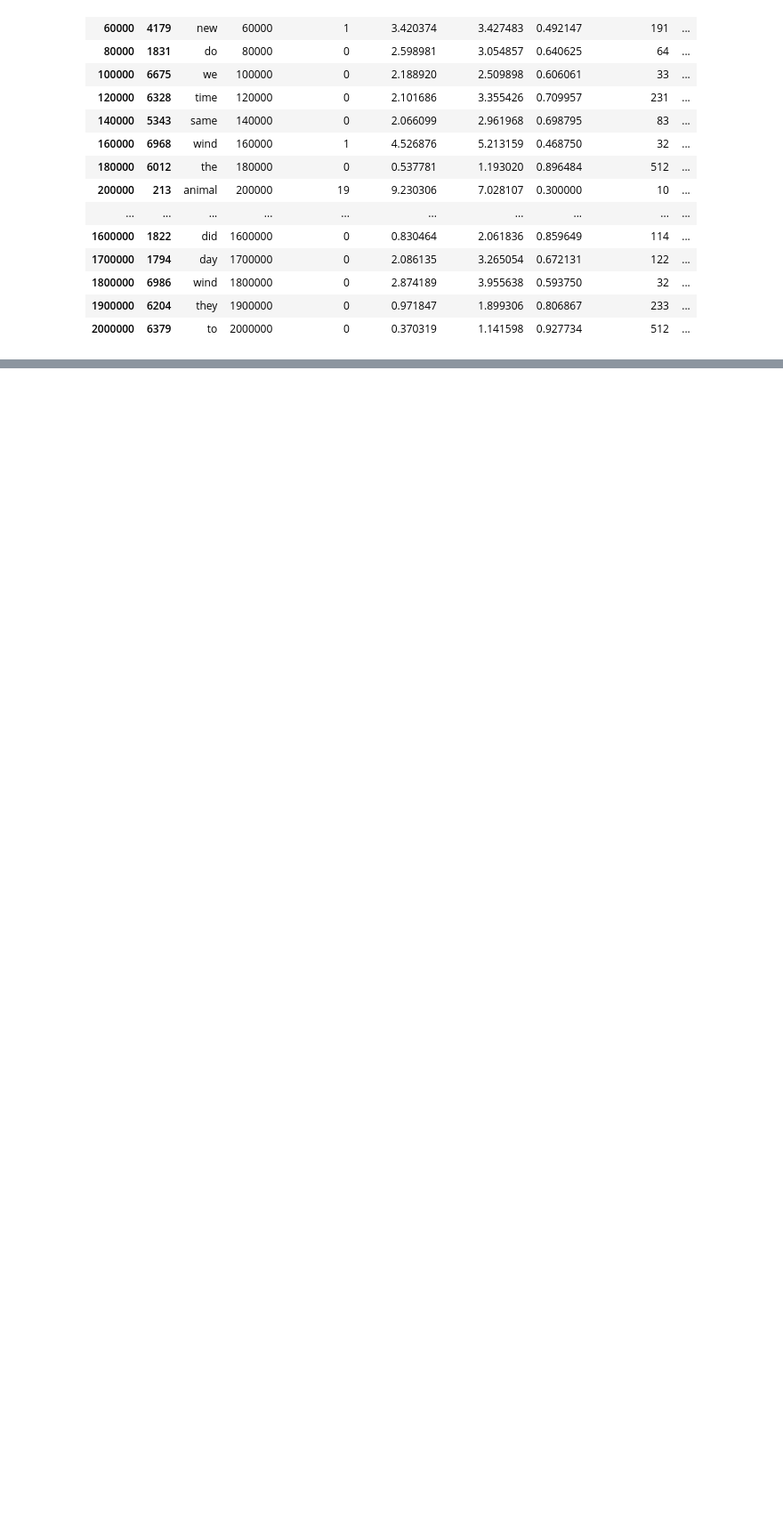
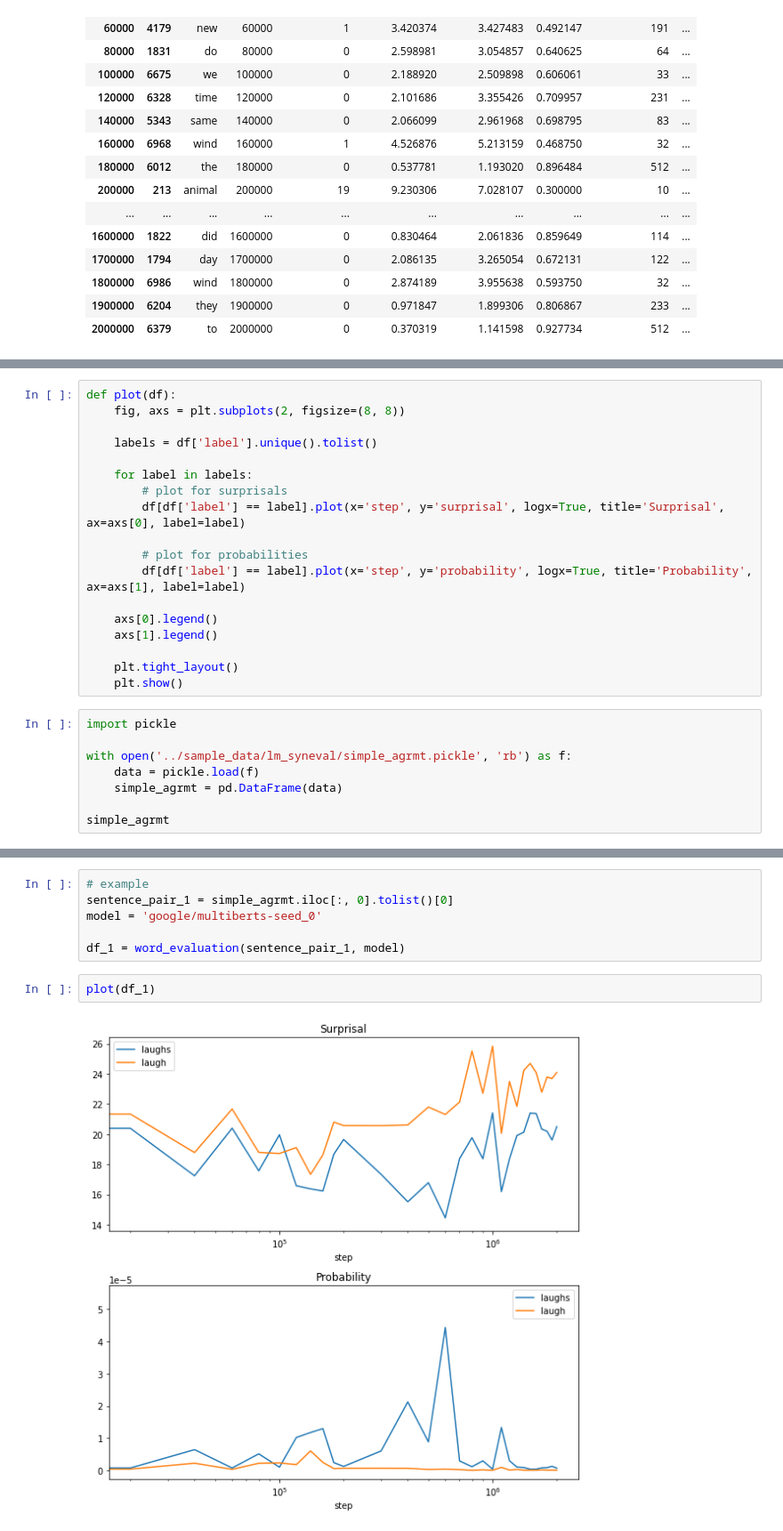
Before and after one commit to NazaninShafiabadi/word-acquisition-language-models, a Jupyter notebook: scripts/analyses.ipynb, the cells around one changed output, grey strips where cells are left out. Shown: that part at 89% size. Cells and saved outputs as stored; diff of their text form; blank space fills up the shorter version.

Commit message:
updated word evaluation pipeline in the analysis file

```diff
--- a/scripts/analyses.ipynb
+++ b/scripts/analyses.ipynb
@@ -545,0 +503,26 @@ df_2.plot(x='step', y='probability', logx=True)
+# %%
+def plot(df):
+    fig, axs = plt.subplots(2, figsize=(8, 8))
+
+    labels = df['label'].unique().tolist()
+
+    for label in labels:
+        # plot for surprisals
+        df[df['label'] == label].plot(x='step', y='surprisal', logx=True, title='Surprisal', ax=axs[0], label=label)
+
+        # plot for probabilities
+        df[df['label'] == label].plot(x='step', y='probability', logx=True, title='Probability', ax=axs[1], label=label)
+
+    axs[0].legend()
+    axs[1].legend()
+
+    plt.tight_layout()
+    plt.show()
+# %%
+import pickle
+
+with open('../sample_data/lm_syneval/simple_agrmt.pickle', 'rb') as f:
+    data = pickle.load(f)
+    simple_agrmt = pd.DataFrame(data)
+
+simple_agrmt
@@ -545,0 +543,10 @@ df_2.plot(x='step', y='probability', logx=True)
+# %%
+# example
+sentence_pair_1 = simple_agrmt.iloc[:, 0].tolist()[0]
+model = 'google/multiberts-seed_0'
+
+df_1 = word_evaluation(sentence_pair_1, model)
+# %%
+plot(df_1)
+# %% [output]
+[figure, added]
```
Also changed, not shown: parts of 10 cells of this notebook.
